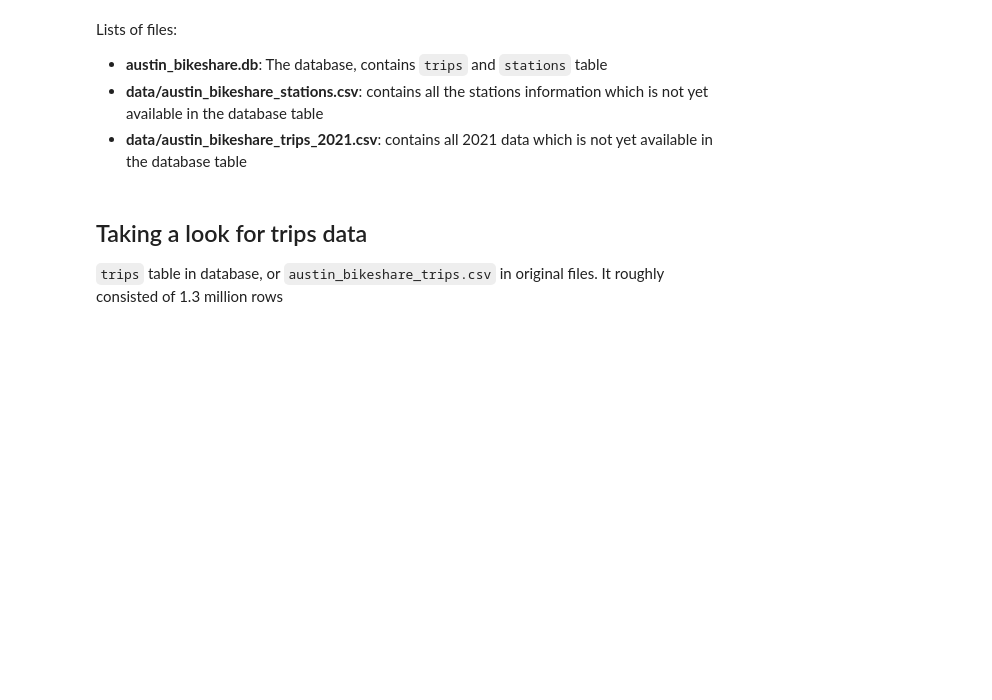
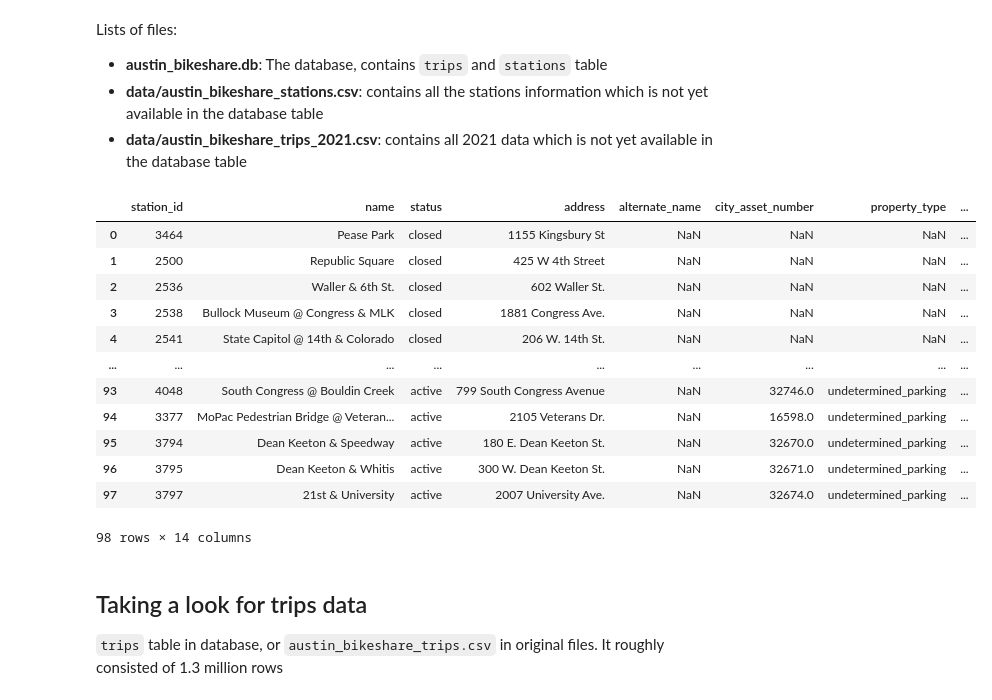
Before and after one commit to eldioel/da_capstone, a Jupyter notebook: BIkeshare API.ipynb, the cells around one changed output. Drawn from its saved outputs; the diff is of its cells as text; code cells hidden in the pictures; blank space fills up the shorter version.

```diff
--- a/BIkeshare API.ipynb
+++ b/BIkeshare API.ipynb
@@ -60,7 +60,22 @@ Lists of files:
 # %%
 # Reading the csv data
 trips = pd.read_csv('data/austin_bikeshare_trips_2021.csv')
 stations = pd.read_csv('data/austin_bikeshare_stations.csv')
+stations
+# %% [output]
+|  | station_id | name | status | address | alternate_name | city_asset_number | property_type | ... |
+| 0 | 3464 | Pease Park | closed | 1155 Kingsbury St | NaN | NaN | NaN | ... |
+| 1 | 2500 | Republic Square | closed | 425 W 4th Street | NaN | NaN | NaN | ... |
+| 2 | 2536 | Waller & 6th St. | closed | 602 Waller St. | NaN | NaN | NaN | ... |
+| 3 | 2538 | Bullock Museum @ Congress & MLK | closed | 1881 Congress Ave. | NaN | NaN | NaN | ... |
+| 4 | 2541 | State Capitol @ 14th & Colorado | closed | 206 W. 14th St. | NaN | NaN | NaN | ... |
+| ... | ... | ... | ... | ... | ... | ... | ... | ... |
+| 93 | 4048 | South Congress @ Bouldin Creek | active | 799 South Congress Avenue | NaN | 32746.0 | undetermined_parking | ... |
+| 94 | 3377 | MoPac Pedestrian Bridge @ Veteran... | active | 2105 Veterans Dr. | NaN | 16598.0 | undetermined_parking | ... |
+| 95 | 3794 | Dean Keeton & Speedway | active | 180 E. Dean Keeton St. | NaN | 32670.0 | undetermined_parking | ... |
+| 96 | 3795 | Dean Keeton & Whitis | active | 300 W. Dean Keeton St. | NaN | 32671.0 | undetermined_parking | ... |
+| 97 | 3797 | 21st & University | active | 2007 University Ave. | NaN | 32674.0 | undetermined_parking | ... |
+98 rows × 14 columns
 # %% [markdown]
 ## Taking a look for trips data
 `trips` table in database, or `austin_bikeshare_trips.csv` in original files. It roughly consisted of 1.3 million rows
```
Also changed, not shown: parts of 24 cells of this notebook, 1 other file.
